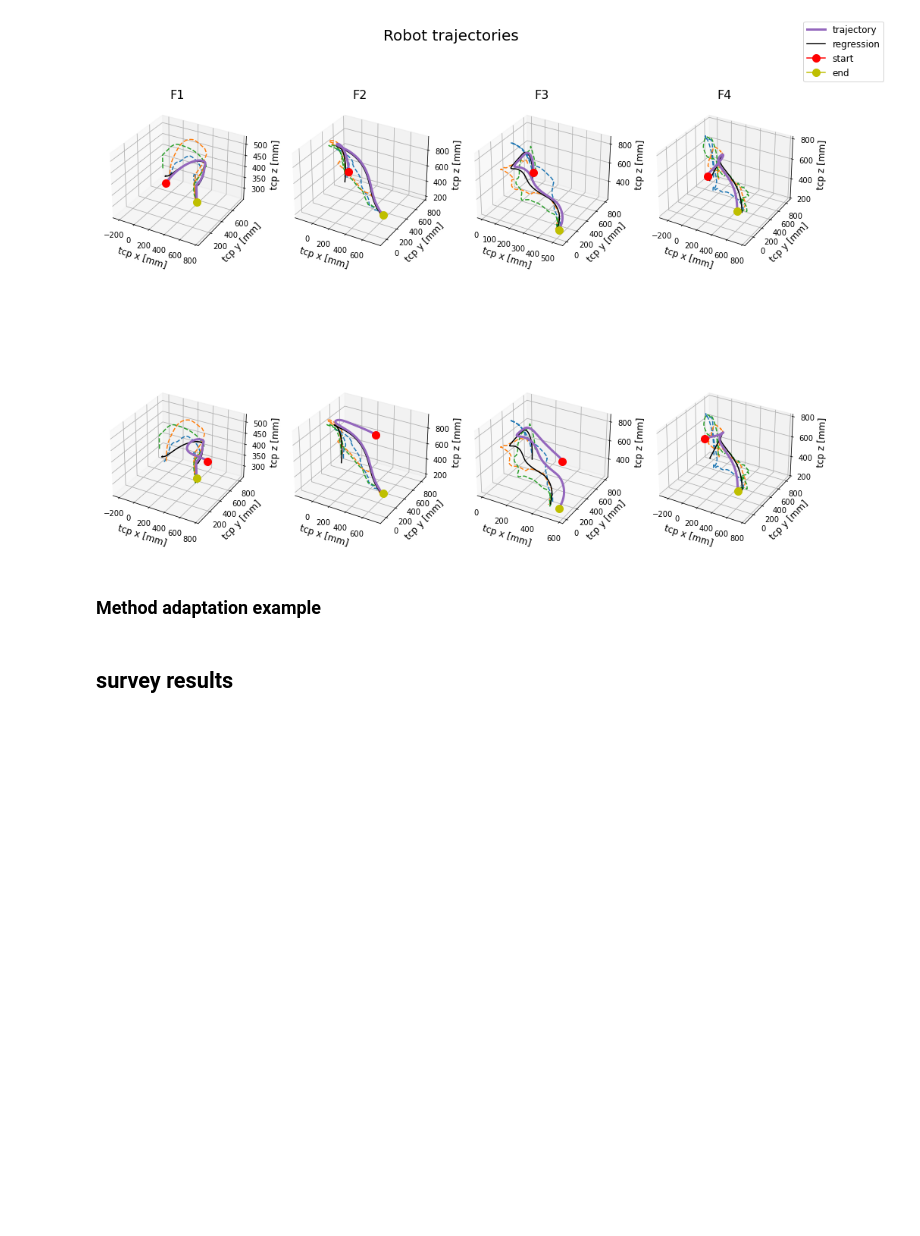
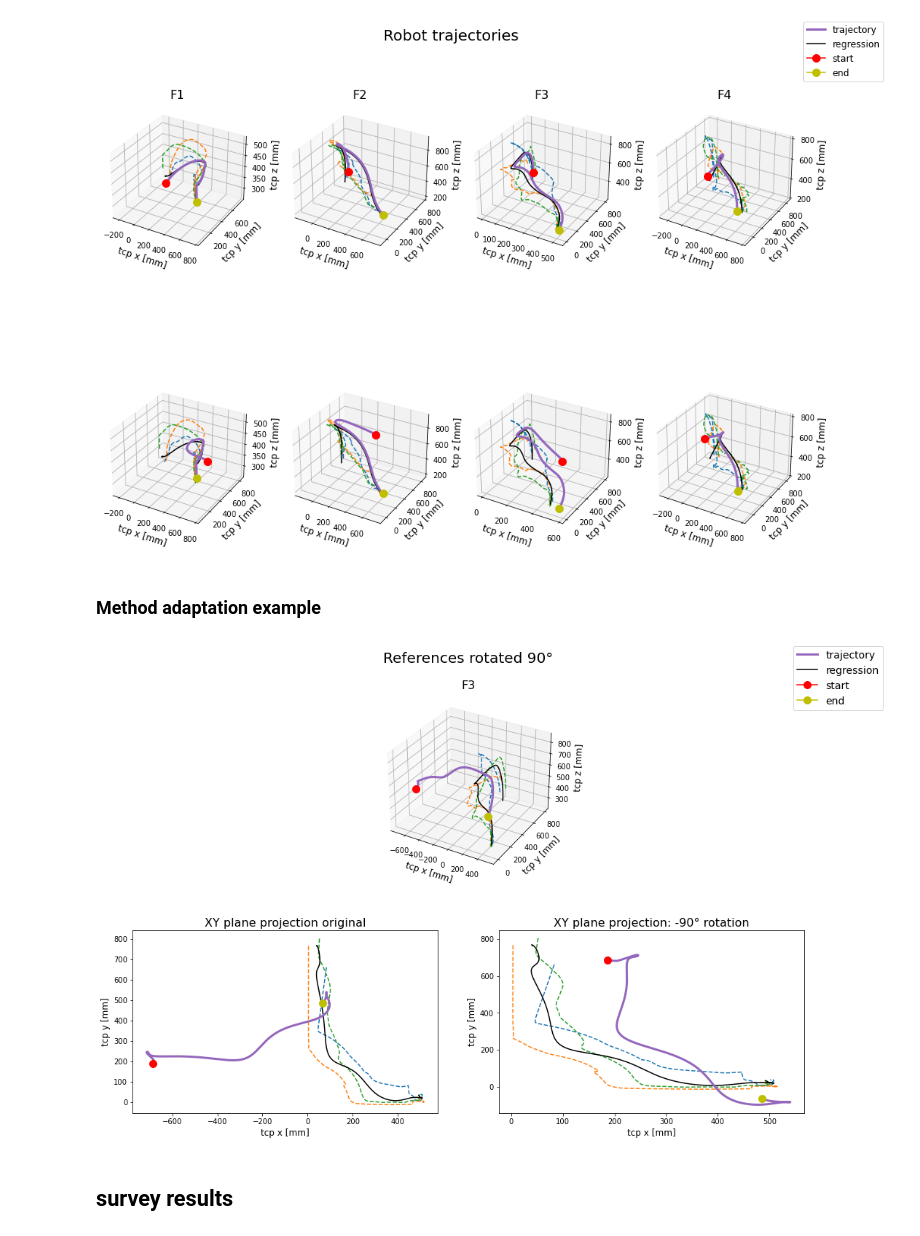
Before and after one commit to Schindler-EPFL-Lab/team, a Jupyter notebook: notebook/report_plots.ipynb, the cells around one changed output. Drawn from its saved outputs; the diff is of its cells as text; code cells hidden in the pictures; blank space fills up the shorter version.

```diff
--- a/notebook/report_plots.ipynb
+++ b/notebook/report_plots.ipynb
@@ -343,11 +343,11 @@ plt.show()
 [figure]
 # %%
 path = Path.cwd().parent.parent
-repro_path = path.joinpath("arco-control/reproduction/door_closing/door_closing_repro.json")
-demo1_path = path.joinpath("arco-control/demonstrations/door_closing/door_closing_lp_1.json")
-demo2_path = path.joinpath("arco-control/demonstrations/door_closing/door_closing_lp_2.json")
-demo3_path = path.joinpath("arco-control/demonstrations/door_closing/door_closing_lp_3.json")
-demo4_path = path.joinpath("arco-control/demonstrations/door_closing/door_closing_lp_4.json")
+repro_path = path.joinpath("arco-datasets/arco_control/reproductions/door_closing/door_closing_repro.json")
+demo1_path = path.joinpath("arco-datasets/arco_control/learning_from_demonstrations/door_closing/door_closing_lp_1.json")
+demo2_path = path.joinpath("arco-datasets/arco_control/learning_from_demonstrations/door_closing/door_closing_lp_2.json")
+demo3_path = path.joinpath("arco-datasets/arco_control/learning_from_demonstrations/door_closing/door_closing_lp_3.json")
+demo4_path = path.joinpath("arco-datasets/arco_control/learning_from_demonstrations/door_closing/door_closing_lp_4.json")
 list_files = [demo1_path, demo2_path, demo3_path, demo4_path, repro_path]
 # %%
 mpl.rcParams['legend.fontsize'] = 10
@@ -413,11 +413,11 @@ plt.show()
 [figure]
 # %%
 path = Path.cwd().parent.parent
-repro_path = path.joinpath("arco-control/reproduction/rail_cleaning/rail_cleaning_repro.json")
-demo1_path = path.joinpath("arco-control/demonstrations/rail_cleaning/rail_cleaning_lp_1.json")
-demo2_path = path.joinpath("arco-control/demonstrations/rail_cleaning/rail_cleaning_lp_2.json")
-demo3_path = path.joinpath("arco-control/demonstrations/rail_cleaning/rail_cleaning_lp_3.json")
-demo4_path = path.joinpath("arco-control/demonstrations/rail_cleaning/rail_cleaning_lp_4.json")
+repro_path = path.joinpath("arco-datasets/arco_control/reproductions/rail_cleaning/rail_cleaning_repro.json")
+demo1_path = path.joinpath("arco-datasets/arco_control/learning_from_demonstrations/rail_cleaning/rail_cleaning_lp_1.json")
+demo2_path = path.joinpath("arco-datasets/arco_control/learning_from_demonstrations/rail_cleaning/rail_cleaning_lp_2.json")
+demo3_path = path.joinpath("arco-datasets/arco_control/learning_from_demonstrations/rail_cleaning/rail_cleaning_lp_3.json")
+demo4_path = path.joinpath("arco-datasets/arco_control/learning_from_demonstrations/rail_cleaning/rail_cleaning_lp_4.json")
 list_files = [demo1_path, demo2_path, demo3_path, demo4_path, repro_path]
 # %%
 mpl.rcParams['legend.fontsize'] = 10
@@ -1416,10 +1416,10 @@ mpl.rcParams['legend.fontsize'] = 10
 # First subplot
 # ==============
 path = Path.cwd().parent.parent
-repro_path = path.joinpath("arco-control/a/Timo_difficult/repro_far/demonstration_2.json")
-demo1_path = path.joinpath("arco-control/Ebikon_07_21_2022/Ebikon_07_21_2022/Timo_difficult/demonstrations/demonstration_1.json")
-demo2_path = path.joinpath("arco-control/Ebikon_07_21_2022/Ebikon_07_21_2022/Timo_difficult/demonstrations/demonstration_2.json")
-demo3_path = path.joinpath("arco-control/Ebikon_07_21_2022/Ebikon_07_21_2022/Timo_difficult/demonstrations/demonstration_3.json")
+repro_path = path.joinpath("arco-datasets/arco_control/reproductions/Timo_difficult/repro_far/demonstration_2.json")
+demo1_path = path.joinpath("arco-datasets/arco_control/Ebikon_07_21_2022/Ebikon_07_21_2022/Timo_difficult/demonstrations/demonstration_1.json")
+demo2_path = path.joinpath("arco-datasets/arco_control/Ebikon_07_21_2022/Ebikon_07_21_2022/Timo_difficult/demonstrations/demonstration_2.json")
+demo3_path = path.joinpath("arco-datasets/arco_control/Ebikon_07_21_2022/Ebikon_07_21_2022/Timo_difficult/demonstrations/demonstration_3.json")
 list_files = [demo1_path, demo2_path, demo3_path, repro_path]
 ax = fig.add_subplot(2, 1, 1, projection='3d')
 
@@ -1432,7 +1432,7 @@ for idx, file_path in enumerate(list_files):
         if idx < len(list_files)-1:
             ax.plot(tcp_x, tcp_y, tcp_z, '--')
         else:
-            regression_path = path.joinpath("arco-control/a/Timo_difficult/regression/demonstration_1.json")
+            regression_path = path.joinpath("arco-datasets/arco_control/reproductions/Timo_difficult/regression/demonstration_1.json")
             with open(regression_path, 'r') as f2:
                 regre = json.load(f2)
                 r_tcp_x = regre["tcp_x"]
@@ -1455,10 +1455,10 @@ ax.set_title("F3", fontsize=16)
 # ==============
 
 path = Path.cwd().parent.parent
-repro_path = path.joinpath("arco-control/a/Timo_difficult/repro_far/demonstration_2.json")
-demo1_path = path.joinpath("arco-control/Ebikon_07_21_2022/Ebikon_07_21_2022/Timo_difficult/demonstrations/demonstration_1.json")
-demo2_path = path.joinpath("arco-control/Ebikon_07_21_2022/Ebikon_07_21_2022/Timo_difficult/demonstrations/demonstration_2.json")
-demo3_path = path.joinpath("arco-control/Ebikon_07_21_2022/Ebikon_07_21_2022/Timo_difficult/demonstrations/demonstration_3.json")
+repro_path = path.joinpath("arco-datasets/arco_control/reproductions/Timo_difficult/repro_far/demonstration_2.json")
+demo1_path = path.joinpath("arco-datasets/arco_control/Ebikon_07_21_2022/Ebikon_07_21_2022/Timo_difficult/demonstrations/demonstration_1.json")
+demo2_path = path.joinpath("arco-datasets/arco_control/Ebikon_07_21_2022/Ebikon_07_21_2022/Timo_difficult/demonstrations/demonstration_2.json")
+demo3_path = path.joinpath("arco-datasets/arco_control/Ebikon_07_21_2022/Ebikon_07_21_2022/Timo_difficult/demonstrations/demonstration_3.json")
 list_files = [demo1_path, demo2_path, demo3_path, repro_path]
 ax = fig.add_subplot(2, 2, 3)
 
@@ -1471,7 +1471,7 @@ for idx, file_path in enumerate(list_files):
         if idx < len(list_files)-1:
             ax.plot(tcp_x, tcp_y, '--')
         else:
-            regression_path = path.joinpath("arco-control/a/Timo_difficult/regression/demonstration_1.json")
+            regression_path = path.joinpath("arco-datasets/arco_control/reproductions/Timo_difficult/regression/demonstration_1.json")
             with open(regression_path, 'r') as f2:
                 regre = json.load(f2)
                 r_tcp_x = regre["tcp_x"]
@@ -1492,10 +1492,10 @@ ax.set_title("XY plane projection original", fontsize=16)
 # ==============
 
 path = Path.cwd().parent.parent
-repro_path = path.joinpath("arco-control/a/Timo_difficult/repro_far/demonstration_2.json")
-demo1_path = path.joinpath("arco-control/Ebikon_07_21_2022/Ebikon_07_21_2022/Timo_difficult/demonstrations/demonstration_1.json")
-demo2_path = path.joinpath("arco-control/Ebikon_07_21_2022/Ebikon_07_21_2022/Timo_difficult/demonstrations/demonstration_2.json")
-demo3_path = path.joinpath("arco-control/Ebikon_07_21_2022/Ebikon_07_21_2022/Timo_difficult/demonstrations/demonstration_3.json")
+repro_path = path.joinpath("arco-datasets/arco_control/reproductions/Timo_difficult/repro_far/demonstration_2.json")
+demo1_path = path.joinpath("arco-datasets/arco_control/Ebikon_07_21_2022/Ebikon_07_21_2022/Timo_difficult/demonstrations/demonstration_1.json")
+demo2_path = path.joinpath("arco-datasets/arco_control/Ebikon_07_21_2022/Ebikon_07_21_2022/Timo_difficult/demonstrations/demonstration_2.json")
+demo3_path = path.joinpath("arco-datasets/arco_control/Ebikon_07_21_2022/Ebikon_07_21_2022/Timo_difficult/demonstrations/demonstration_3.json")
 list_files = [demo1_path, demo2_path, demo3_path, repro_path]
 ax = fig.add_subplot(2, 2, 4)
 
@@ -1508,38 +1508,40 @@ for idx, file_path in enumerate(list_files):
         if idx < len(list_files)-1:
             ax.plot(tcp_x, tcp_y, '--')
         else:
-            regression_path = path.joinpath("arco-control/a/Timo_difficult/regression/demonstration_1.json")
+            regression_path = path.joinpath("arco-datasets/arco_control/reproductions/Timo_difficult/regression/demonstration_1.json")
             with open(regression_path, 'r') as f2:
                 regre = json.load(f2)
                 r_tcp_x = regre["tcp_x"]
                 r_tcp_y = regre["tcp_y"]
                 r_tcp_z = regre["tcp_z"]
                 regre, = ax.plot(r_tcp_x, r_tcp_y, color="0", label="regression")
 
             tcp_x = -1*np.array(data["tcp_x"])
             tcp_y = np.array(data["tcp_y"])
             repro, = ax.plot(tcp_y, tcp_x, color="tab:purple", linewidth=3)
             start, =ax.plot(tcp_y[0], tcp_x[0], color="r", marker='o', markersize=10)
             end, = ax.plot(tcp_y[-1], tcp_x[-1], color='y', marker='o', markersize=10)
 
 ax.set_xlabel("tcp x [mm]", fontsize=12)
 ax.set_ylabel("tcp y [mm]", fontsize=12)
 ax.set_title("XY plane projection: -90° rotation", fontsize=16)
 plt.subplots_adjust(left=0.1,
                     bottom=0.1,
                     right=0.9,
                     top=0.9,
                     wspace=0.2,
                     hspace=0.3)
 handles = [repro,regre,start,end]
 labels  = ['trajectory','regression','start','end']
 
 
 plt.figlegend(handles,labels, fontsize=14, loc="upper right")
 fig.suptitle("References rotated 90°", fontsize=20)
 plt.savefig("90degreesrepro.jpg", format="jpg")
 
 plt.show()
+# %% [output]
+[figure, added]
 # %% [markdown]
 ## survey results
 # %%
```
Also changed, not shown: parts of 9 cells of this notebook.
